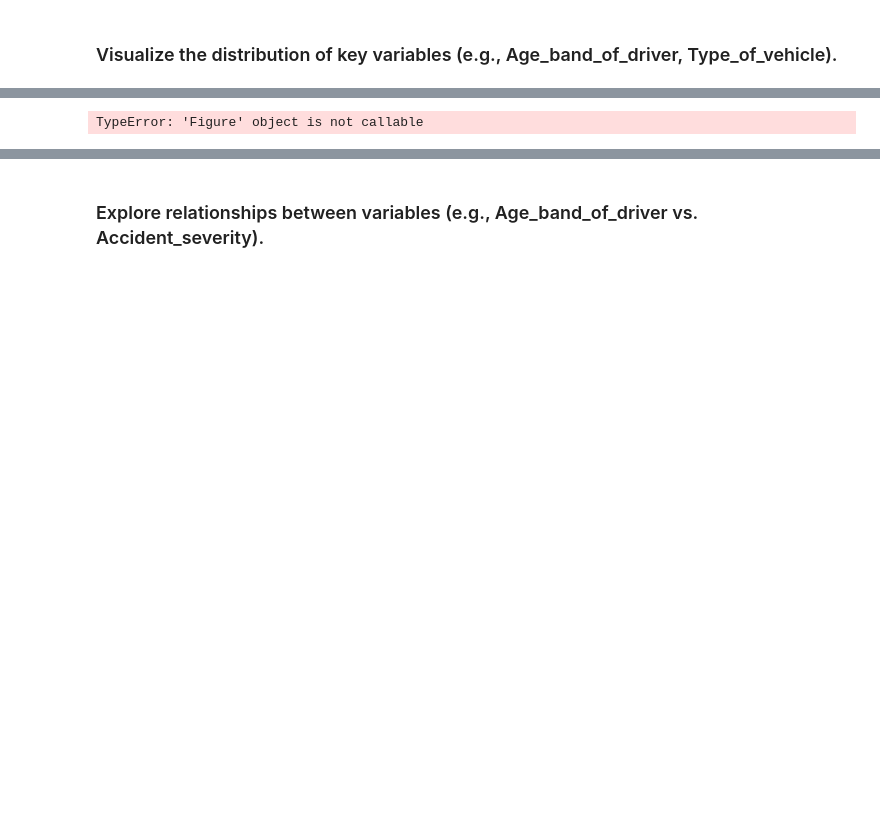
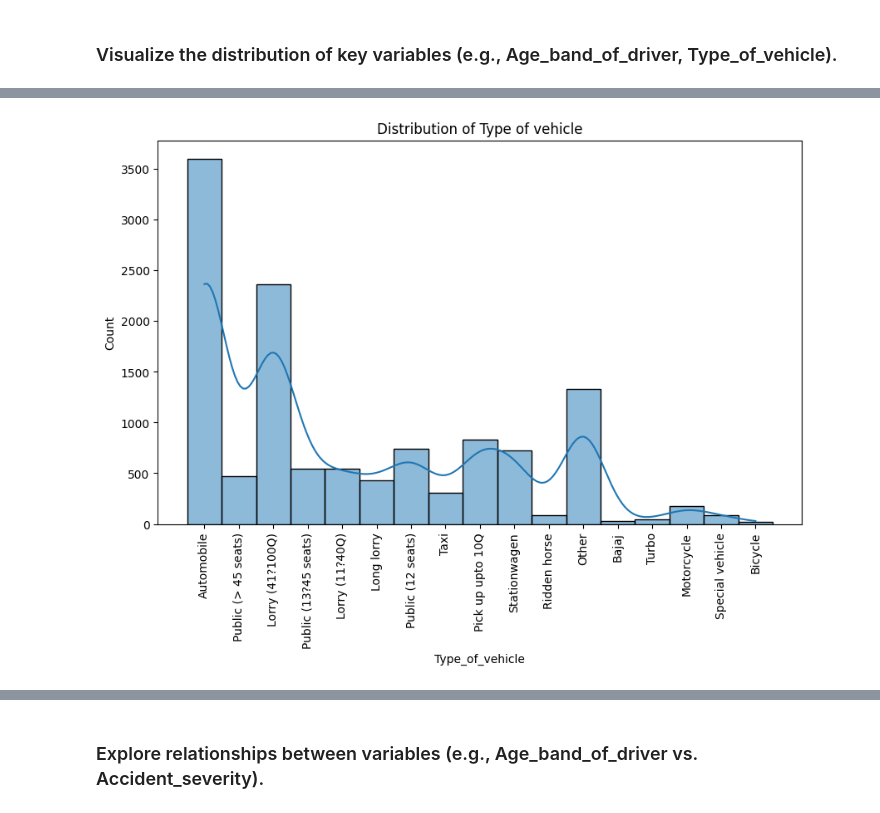
Before and after one commit to actualIslam/T5-week1-test, a Jupyter notebook: Task_(1)_Week_1.ipynb, the cells around one changed output, grey strips where cells are left out. Drawn from its saved outputs; the diff is of its cells as text; code cells hidden in the pictures; blank space fills up the shorter version.

```diff
--- a/Task_(1)_Week_1.ipynb
+++ b/Task_(1)_Week_1.ipynb
@@ -137,6 +135,6 @@ Accident_severity                  0
 dtype: int64
 # %%
-df["Educational_level"].fillna(df['Educational_level'].mode(), inplace=True)
+df["Educational_level"].fillna(method="ffill", inplace=True)
 # %%
 df["Vehicle_driver_relation"].fillna(method='ffill', inplace=True)
 # %%
@@ -248,11 +253,11 @@ TypeError: 'Figure' object is not callable
 # %%
 plt.figure(figsize=(10, 6))
 sns.histplot(df['Type_of_vehicle'], kde=True)
-plt.title('Distribution of Type_of_vehicle')
+plt.title('Distribution of Type of vehicle')
 plt.xticks(rotation=90)
 plt.show()
 # %% [output]
-TypeError: 'Figure' object is not callable
+[figure, added]
 # %%
 plt.figure(figsize=(10, 6))
 sns.violinplot(df['Educational_level'], cmap='coolwarm')
```
Also changed, not shown: parts of 18 cells of this notebook.
